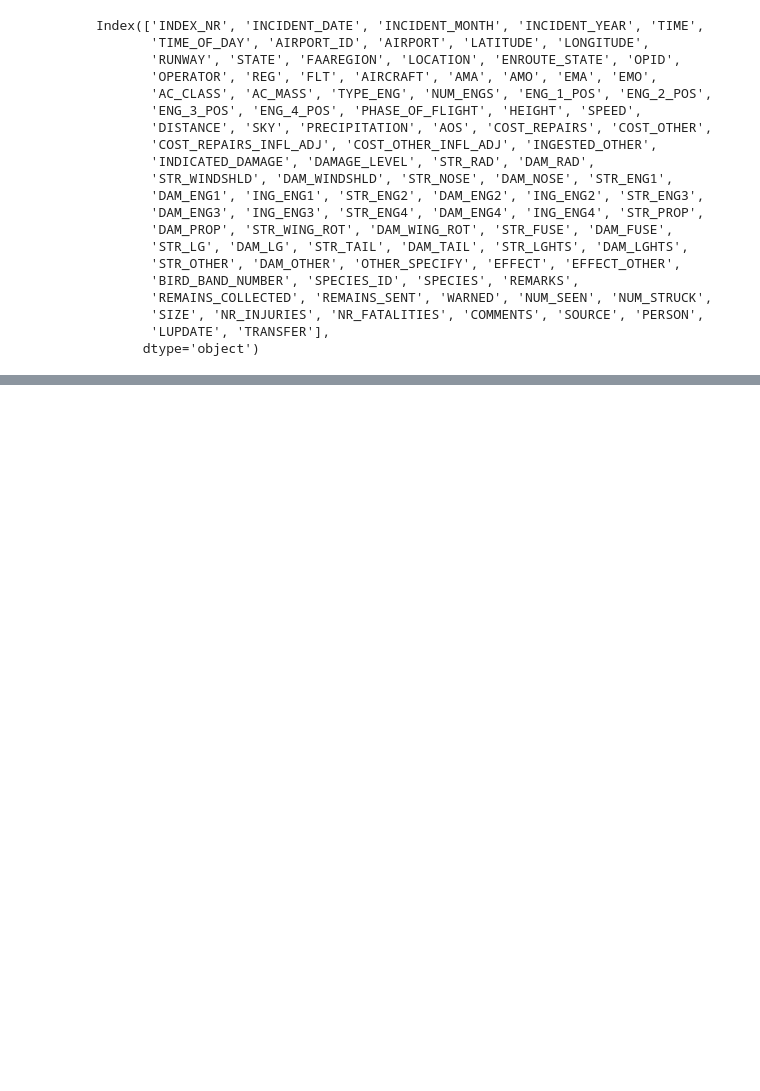
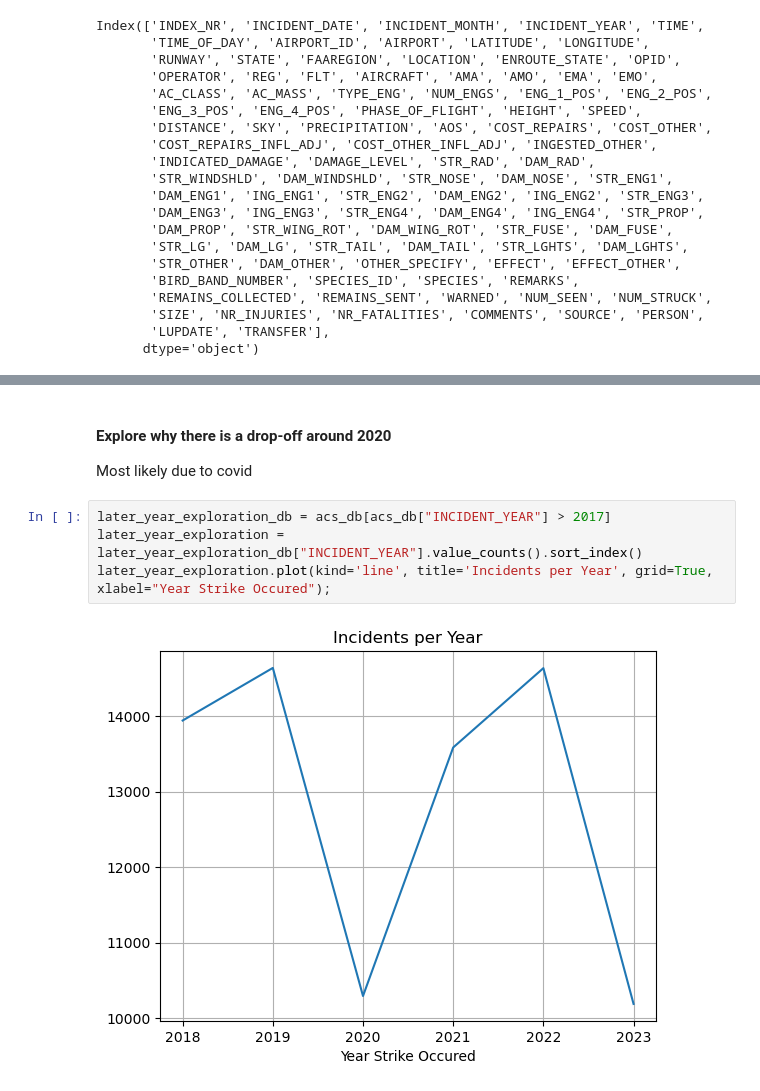
Before and after one commit to Austin-Heard/airplane-wildlife-strikes, a Jupyter notebook: notebooks/explore.ipynb, the cells around one changed output, grey strips where cells are left out. Saved outputs shown, nothing was run; the diff lists cells and outputs as text; blank space fills up the shorter version.

```diff
--- a/notebooks/explore.ipynb
+++ b/notebooks/explore.ipynb
@@ -86,0 +92,10 @@ Bird Strike report per year
+# %% [markdown]
+#### Explore why there is a drop-off around 2020
+
+Most likely due to covid
+# %%
+later_year_exploration_db = acs_db[acs_db["INCIDENT_YEAR"] > 2017]
+later_year_exploration = later_year_exploration_db["INCIDENT_YEAR"].value_counts().sort_index()
+later_year_exploration.plot(kind='line', title='Incidents per Year', grid=True, xlabel="Year Strike Occured");
+# %% [output]
+[figure, added]
```
Also changed, not shown: parts of 43 cells of this notebook.
